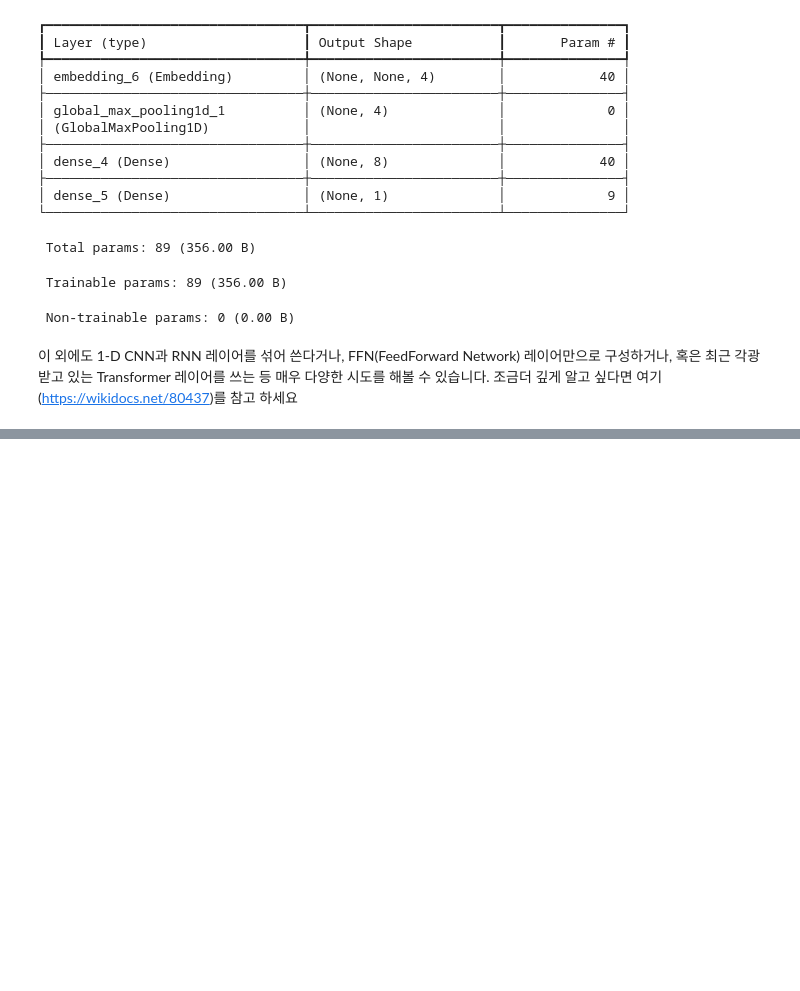
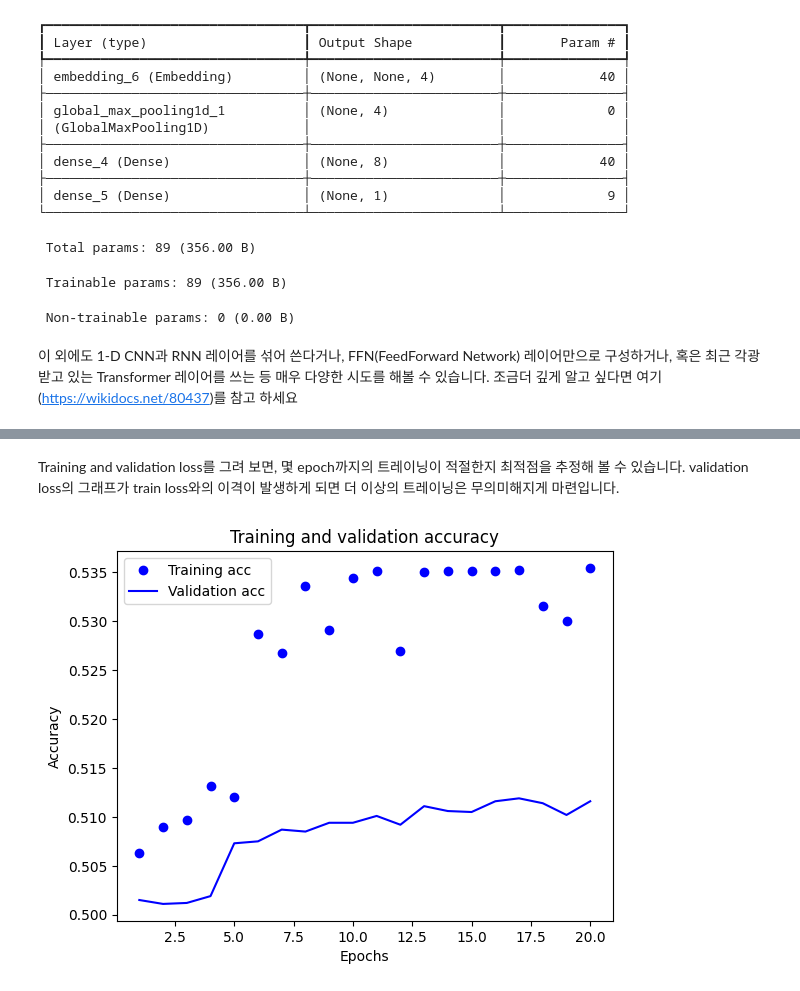
Before and after one commit to hyungminkimdev/aiffel, a Jupyter notebook: 240612-/Untitled-1.ipynb, the cells around one changed output, grey strips where cells are left out. Drawn from its saved outputs; the diff is of its cells as text; code cells hidden in the pictures; blank space fills up the shorter version.

```diff
--- a/240612-/Untitled-1.ipynb
+++ b/240612-/Untitled-1.ipynb
@@ -368,0 +541,11 @@ Model: "sequential_2"
+# %%
+# validation set 10000건 분리
+x_val = x_train[:10000]
+y_val = y_train[:10000]
+
+# validation set을 제외한 나머지 15000건
+partial_x_train = x_train[10000:]
+partial_y_train = y_train[10000:]
+
+print(partial_x_train.shape)
+print(partial_y_train.shape)
@@ -368,0 +624,15 @@ Model: "sequential_2"
+# %% [markdown]
+Training and validation loss를 그려 보면, 몇 epoch까지의 트레이닝이 적절한지 최적점을 추정해 볼 수 있습니다. validation loss의 그래프가 train loss와의 이격이 발생하게 되면 더 이상의 트레이닝은 무의미해지게 마련입니다.
+# %%
+plt.clf()   # 그림을 초기화합니다
+
+plt.plot(epochs, acc, 'bo', label='Training acc')
+plt.plot(epochs, val_acc, 'b', label='Validation acc')
+plt.title('Training and validation accuracy')
+plt.xlabel('Epochs')
+plt.ylabel('Accuracy')
+plt.legend()
+
+plt.show()
+# %% [output]
+[figure, added]
```
Also changed, not shown: parts of 26 cells of this notebook.
